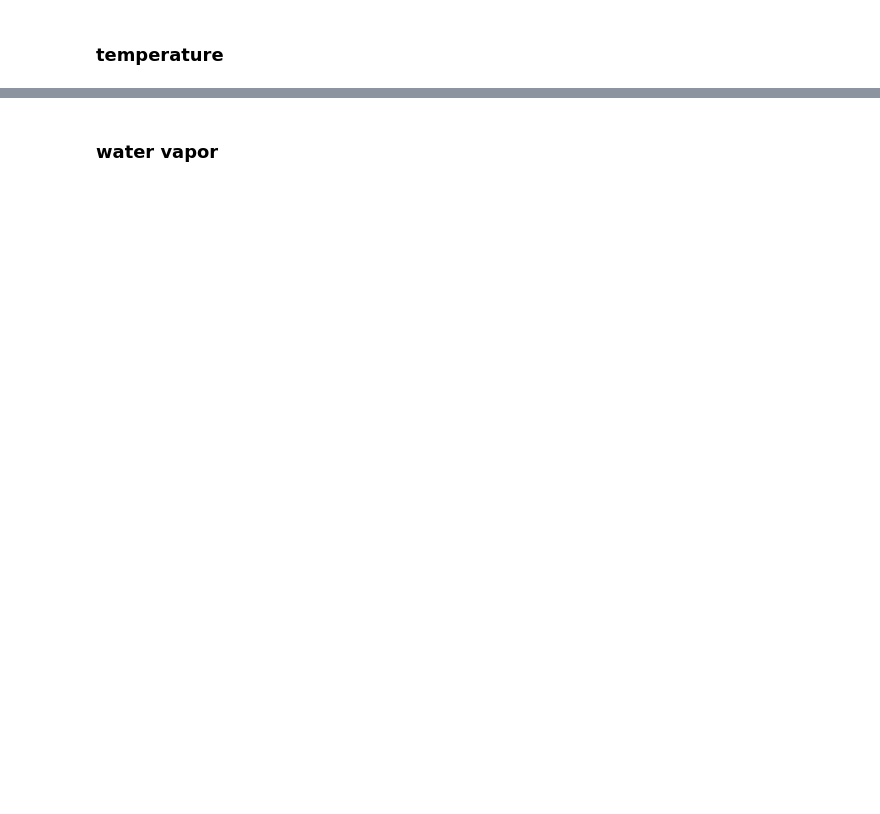
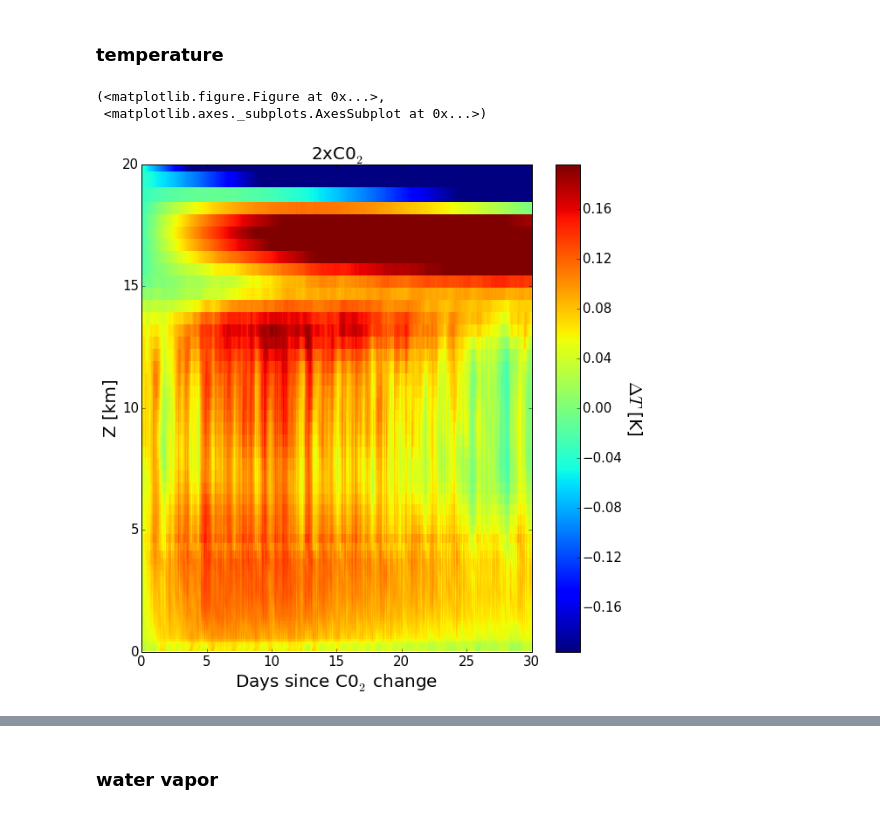
Before and after one commit to jedman/2xco2, a Jupyter notebook: exploration2xCO2.ipynb, the cells around one changed output, grey strips where cells are left out. Saved outputs shown, nothing was run; the diff lists cells and outputs as text; code cells hidden in the pictures; blank space fills up the shorter version.

```diff
--- a/exploration2xCO2.ipynb
+++ b/exploration2xCO2.ipynb
@@ -125,2 +23,32 @@ for index, var in enumerate(variable_names_2d): # iterate through variables
+# %%
+## make the time variable for the whole pre-doubling equilibration run
+before_time = readtime(filepath=before_path_g,nfiles=12,ndays=10.,offset=0.)
+
+## make the time variables for the whole post-doubling runs
+after2x_time = readtime(filepath=after2x_path_g,nfiles=3,ndays=10.,offset=before_time[-1])
+after4x_time = readtime(filepath=after4x_path_g,nfiles=2,ndays=10.,offset=before_time[-1])
+
+# get z dimension
+zdim = np.array(nc.Dataset('../data/verticalstats/verticalstats_fastcloud_0.nc').variables['z'])
+
+# create timeseries objects
+# convert time to days before or after co2 doubling
+before = TimeSeries(time=before_time - max(before_time), z=zdim)
+after2x = TimeSeries(time=after2x_time-after2x_time[0], z=zdim)
+after4x = TimeSeries(time=after4x_time-after4x_time[0], z=zdim)
+
+# extract full 1D time series from predoubling run for these variables
+variable_names_1d = ['dlsurf', 'Q','swup','Le','Lm']
+
+before.read1d(vars=variable_names_1d,filepath=before_path_g,nfiles=12)
+after2x.read1d(vars=variable_names_1d,filepath=after2x_path_g,nfiles=3)
+after4x.read1d(vars=variable_names_1d,filepath=after4x_path_g,nfiles=2)
+
+# extract full 2D time series from predoubling run for these variables
+variable_names_2d = ['cloud','Q','qv','p','tabs', 'thetae','qc','qi','swdown','swup']
+
+before.read2d(vars=variable_names_2d,filepath=before_path_v,nfiles=12)
+after2x.read2d(vars=variable_names_2d,filepath=after2x_path_v,nfiles=3)
+after4x.read2d(vars=variable_names_2d,filepath=after4x_path_v,nfiles=2)
 # %% [markdown]
 ### temperature
@@ -157,0 +55,19 @@ fig.savefig('figures/deltaT_2xco2.png', bbox_inches = 'tight', pad_inches=0.5)
+# %%
+# use last 30 days of equilibration run as climatology
+tabs_mean = vs.profile(before.vars_2d['tabs'],tb=np.where(before.time>-30.)[0][0])
+tabs_anom2x = after2x.vars_2d['tabs']-tabs_mean
+tabs_anom4x = after4x.vars_2d['tabs']-tabs_mean
+# %%
+# 2xco2
+# set colorbar range based on tropospheric range (stratosphere off scale in this plot)
+vmin = -np.max(np.abs([np.min(tabs_anom2x[:,0:56]),np.max(tabs_anom2x[:,0:56])]))
+vmax = -vmin
+plot_vstats_anom(path='',size=(10,10),title='2xC0$_2$',
+                 time=after2x.time,z=after2x.z/1.e3,
+                 anom_data=tabs_anom2x,
+                 ylim=[0,20],vmin=vmin,vmax=vmax,
+                 cbar_label='$\Delta T$ [K]')
+# %% [output]
+(<matplotlib.figure.Figure at 0x...>,
+ <matplotlib.axes._subplots.AxesSubplot at 0x...>)
+[figure, added]
```
Also changed, not shown: parts of 43 cells of this notebook, 1 other file.
